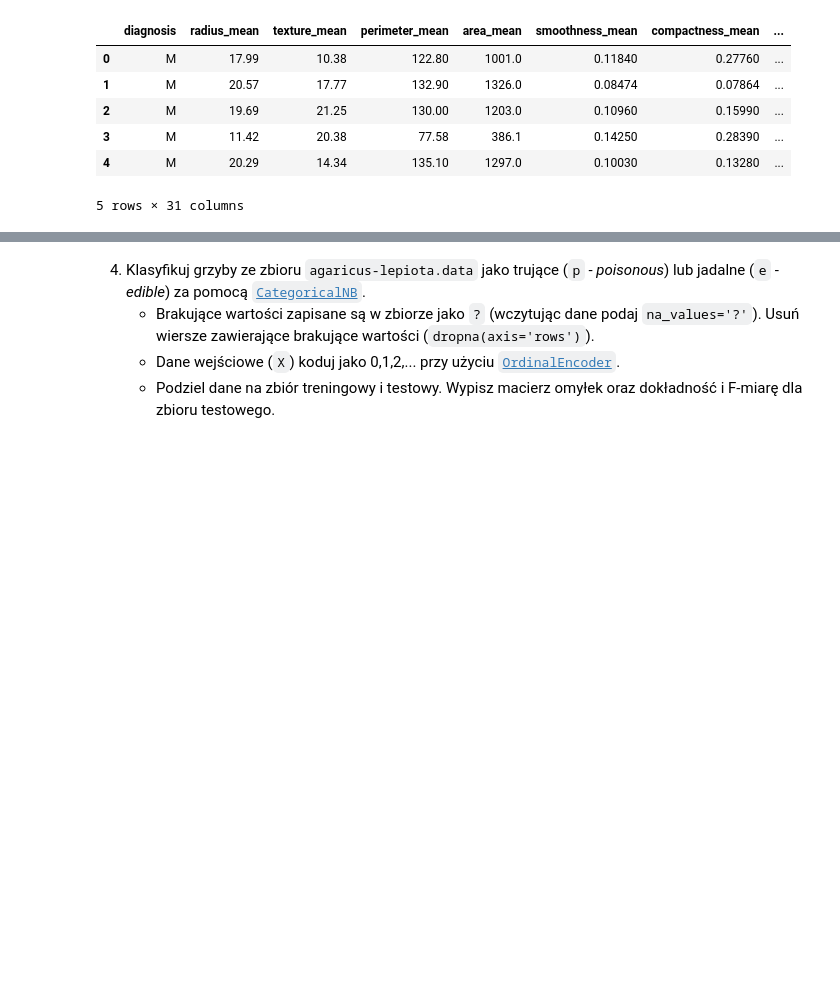
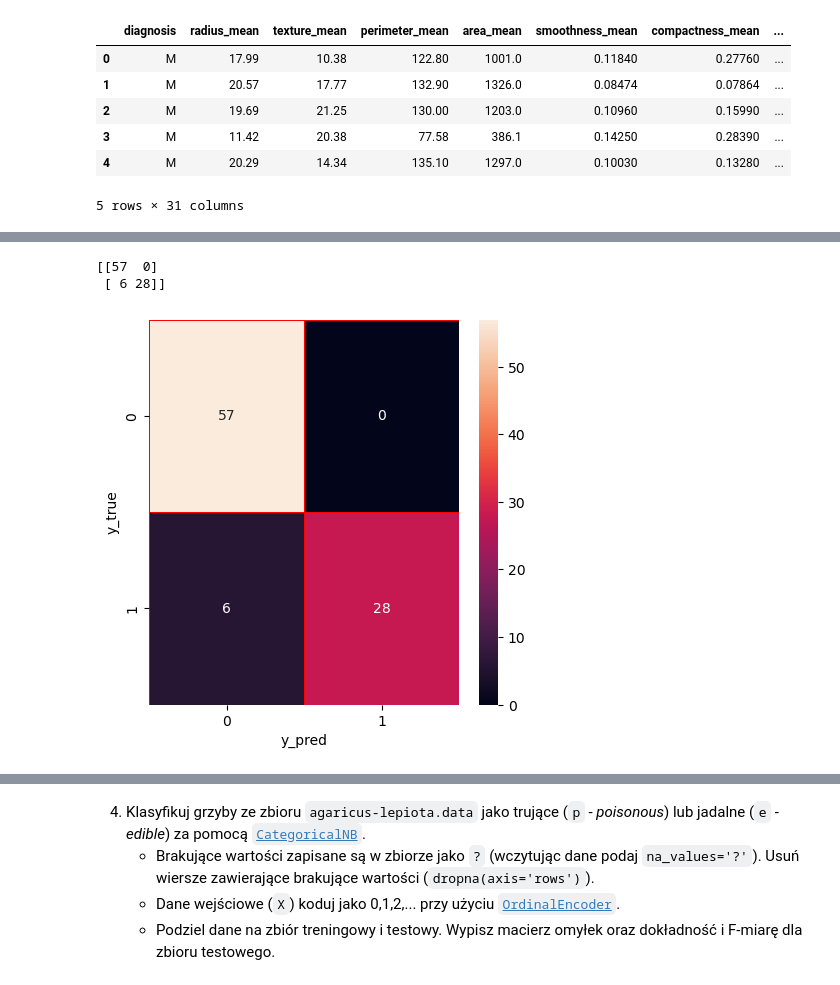
Before and after one commit to MichalBrodackiPJA/Eksploracja-i-Wizualizacja-Danych, a Jupyter notebook: Ćwiczenia 4/Lab - Klasyfikacja.ipynb, the cells around one changed output, grey strips where cells are left out. Drawn from its saved outputs; the diff is of its cells as text; code cells hidden in the pictures; blank space fills up the shorter version.

```diff
--- a/Ćwiczenia 4/Lab - Klasyfikacja.ipynb
+++ b/Ćwiczenia 4/Lab - Klasyfikacja.ipynb
@@ -151,0 +164,16 @@ X_train, X_val, y_train, y_val = train_test_split(X_train, y_train, test_size=0.
+# %%
+# Ze skalowaniem
+y = df3.diagnosis
+X = df3.drop(columns="diagnosis")
+from sklearn.preprocessing import minmax_scale
+X = minmax_scale(X)
+
+X_train, X_test, y_train, y_test = train_test_split(X, y, test_size=0.2)
+X_train, X_val, y_train, y_val = train_test_split(X_train, y_train, test_size=0.2)  #0.8*0.2 = 0.16
+
+knn = KNeighborsClassifier(n_neighbors=5)
+knn.fit(X_train, y_train)
+
+y_pred = knn.predict(X_val) #Naprawia ten bug o którym mówiłem na zajęciach
+
+print(classification_report(y_val, y_pred))
@@ -151,0 +189,17 @@ X_train, X_val, y_train, y_val = train_test_split(X_train, y_train, test_size=0.
+# %%
+print(confusion_matrix(y_val, y_pred))
+
+cm = confusion_matrix(y_val, y_pred)
+
+import seaborn as sns
+import matplotlib.pyplot as plt
+f, ax =plt.subplots(figsize = (5,5))
+
+sns.heatmap(cm,annot = True, linewidths= 0.5, linecolor="red", fmt=".0f", ax=ax)
+plt.xlabel("y_pred")
+plt.ylabel("y_true")
+plt.show()
+# %% [output]
+[[57  0]
+ [ 6 28]]
+[figure, added]
```
Also changed, not shown: parts of 12 cells of this notebook.
